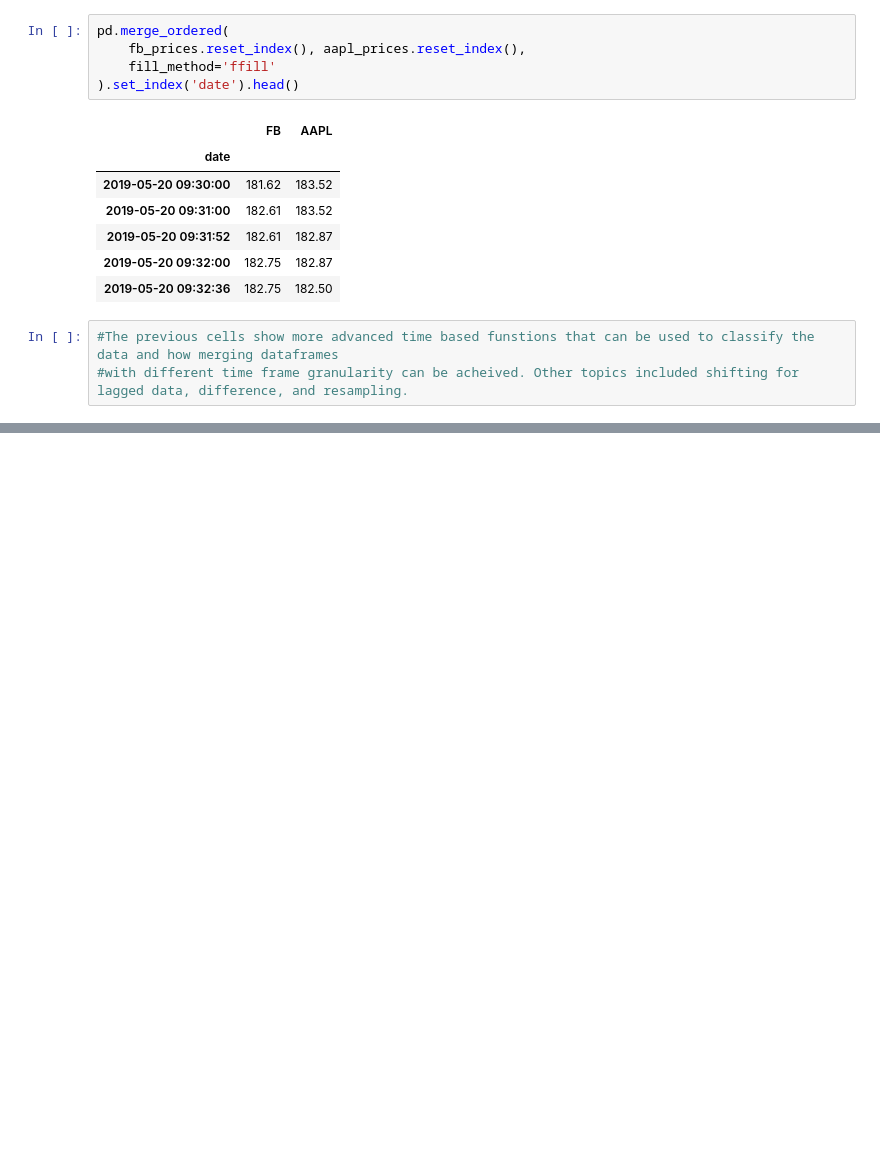
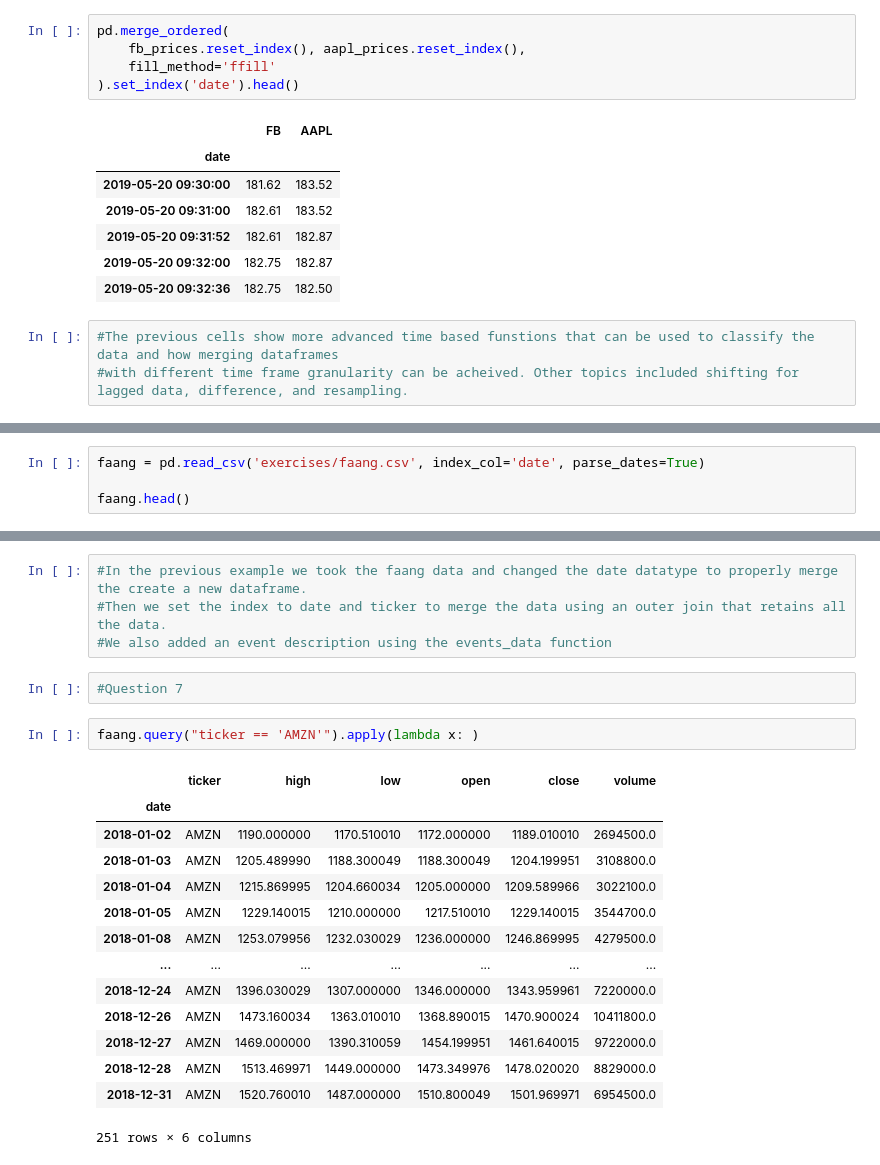
Before and after one commit to marcsegal/ITEC6720, a Jupyter notebook: ch_04/segal_assign4.ipynb, the cells around one changed output, grey strips where cells are left out. Saved outputs shown, nothing was run; the diff lists cells and outputs as text; blank space fills up the shorter version.

```diff
--- a/ch_04/segal_assign4.ipynb
+++ b/ch_04/segal_assign4.ipynb
@@ -1529,0 +1741,4 @@ pd.merge_ordered(
+# %%
+faang = pd.read_csv('exercises/faang.csv', index_col='date', parse_dates=True)
+
+faang.head()
@@ -1529,0 +1797,23 @@ pd.merge_ordered(
+# %%
+#In the previous example we took the faang data and changed the date datatype to properly merge the create a new dataframe.
+#Then we set the index to date and ticker to merge the data using an outer join that retains all the data.
+#We also added an event description using the events_data function
+# %%
+#Question 7
+# %%
+faang.query("ticker == 'AMZN'").apply(lambda x: )
+# %% [output]
+|  | ticker | high | low | open | close | volume |
+| date |  |  |  |  |  |  |
+| 2018-01-02 | AMZN | 1190.000000 | 1170.510010 | 1172.000000 | 1189.010010 | 2694500.0 |
+| 2018-01-03 | AMZN | 1205.489990 | 1188.300049 | 1188.300049 | 1204.199951 | 3108800.0 |
+| 2018-01-04 | AMZN | 1215.869995 | 1204.660034 | 1205.000000 | 1209.589966 | 3022100.0 |
+| 2018-01-05 | AMZN | 1229.140015 | 1210.000000 | 1217.510010 | 1229.140015 | 3544700.0 |
+| 2018-01-08 | AMZN | 1253.079956 | 1232.030029 | 1236.000000 | 1246.869995 | 4279500.0 |
+| ... | ... | ... | ... | ... | ... | ... |
+| 2018-12-24 | AMZN | 1396.030029 | 1307.000000 | 1346.000000 | 1343.959961 | 7220000.0 |
+| 2018-12-26 | AMZN | 1473.160034 | 1363.010010 | 1368.890015 | 1470.900024 | 10411800.0 |
+| 2018-12-27 | AMZN | 1469.000000 | 1390.310059 | 1454.199951 | 1461.640015 | 9722000.0 |
+| 2018-12-28 | AMZN | 1513.469971 | 1449.000000 | 1473.349976 | 1478.020020 | 8829000.0 |
+| 2018-12-31 | AMZN | 1520.760010 | 1487.000000 | 1510.800049 | 1501.969971 | 6954500.0 |
+251 rows × 6 columns
```
Also changed, not shown: parts of 45 cells of this notebook.
